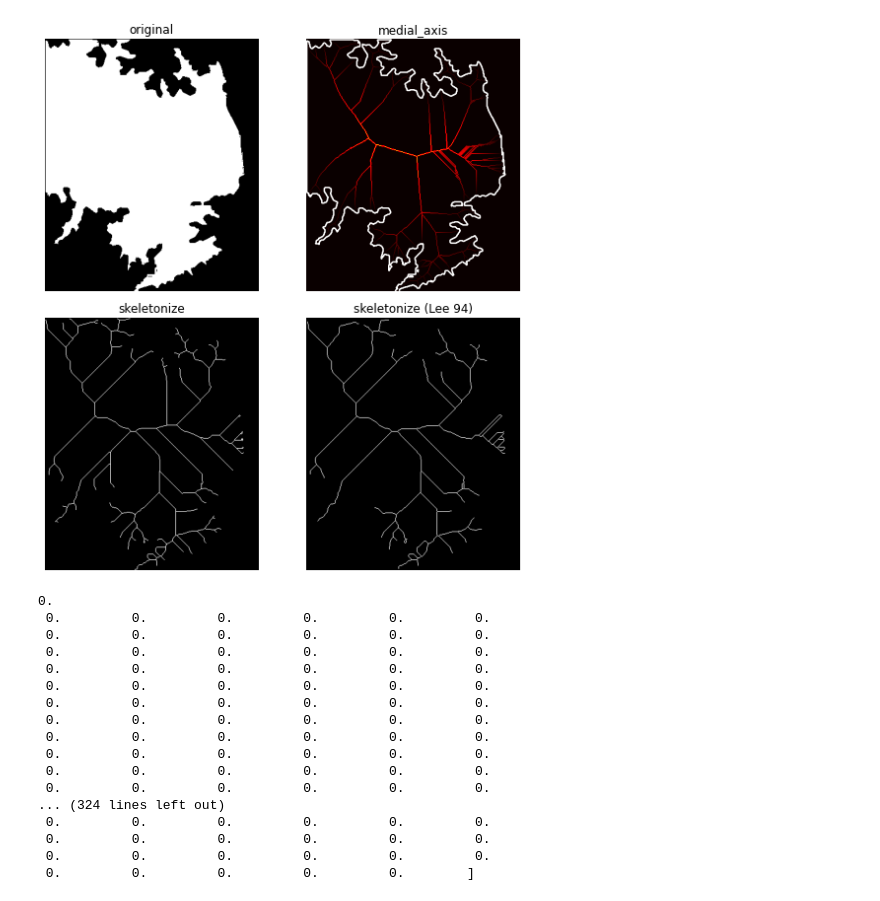
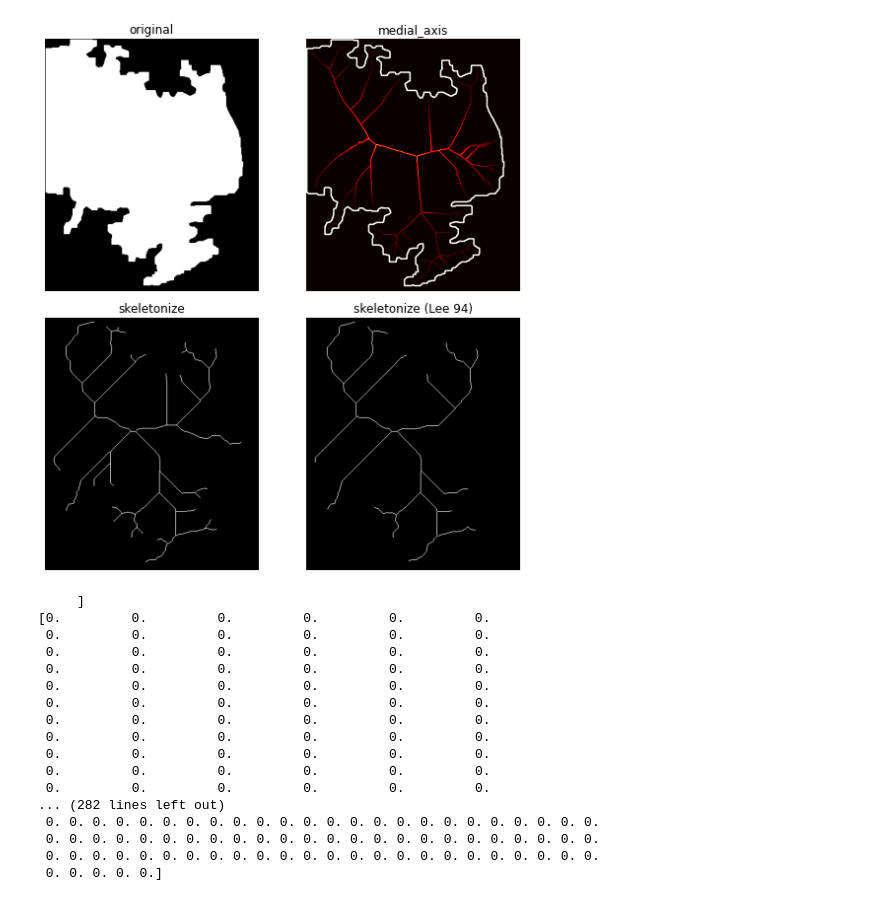
Before and after one commit to jzraiti/Coverage_Algorithm_Enviornmental_Sampling_Autonomous_Surface_Vehicle, a Jupyter notebook: Project_Files/Skeletonize_tests/plot_skeleton_custom.ipynb, the cells around one changed output. Drawn from its saved outputs; the diff is of its cells as text; code cells hidden in the pictures.

```diff
--- a/Project_Files/Skeletonize_tests/plot_skeleton_custom.ipynb
+++ b/Project_Files/Skeletonize_tests/plot_skeleton_custom.ipynb
@@ -16,7 +16,7 @@ from skimage.morphology import thin
 #blobs = data.binary_blobs(200, blob_size_fraction=.2, volume_fraction=.35, seed=1)
 
 #read 3D rbg image as 2D greyscale nparray
-blobs = cv.imread(cv.samples.findFile("../Lake_Murray_Map/SouthEastCorner_BW_bianary.png"),0)
+blobs = cv.imread(cv.samples.findFile("../Dilate_Erode/e_d_image4.png"),0)
 # last parameter 0 = greyscale 1 = color -1 = unchanged
 
 #convert data from int to np bool
@@ -36,35 +36,36 @@ fig, axes = plt.subplots(2, 2, figsize=(8, 8), sharex=True, sharey=True)
 ax = axes.ravel()
 
 ax[0].imshow(blobs, cmap=plt.cm.gray)
 ax[0].set_title('original')
 ax[0].axis('off')
 
 ax[1].imshow(dist_on_skel, cmap='hot')
 ax[1].contour(blobs, [0.5], colors='w')
 ax[1].set_title('medial_axis')
 ax[1].axis('off')
 
 ax[2].imshow(skeleton, cmap=plt.cm.gray)
 ax[2].set_title('skeletonize')
 ax[2].axis('off')
 
 ax[3].imshow(skeleton_lee, cmap=plt.cm.gray)
 ax[3].set_title("skeletonize (Lee 94)")
 ax[3].axis('off')
 
 fig.tight_layout()
 plt.show()
 
 cv.imwrite('_medial_axis.png', dist_on_skel * 30)
 cv.imwrite('_skeleton.png', skeleton * 255)
 cv.imwrite('_skeleton_lee94.png', skeleton_lee )
 
 print(dist_on_skel.shape)
 for i in dist_on_skel:
     print(i)
 # %% [output]
-[figure, old version]
+[figure, new version]
-0.
+     ]
+[0.         0.         0.         0.         0.         0.
  0.         0.         0.         0.         0.         0.
  0.         0.         0.         0.         0.         0.
  0.         0.         0.         0.         0.         0.
@@ -75,12 +76,11 @@ for i in dist_on_skel:
  0.         0.         0.         0.         0.         0.
  0.         0.         0.         0.         0.         0.
  0.         0.         0.         0.         0.         0.
- 0.         0.         0.         0.         0.         0.
-... (324 lines left out)
- 0.         0.         0.         0.         0.         0.
- 0.         0.         0.         0.         0.         0.
- 0.         0.         0.         0.         0.         0.
- 0.         0.         0.         0.         0.        ]
+... (282 lines left out)
+ 0. 0. 0. 0. 0. 0. 0. 0. 0. 0. 0. 0. 0. 0. 0. 0. 0. 0. 0. 0. 0. 0. 0. 0.
+ 0. 0. 0. 0. 0. 0. 0. 0. 0. 0. 0. 0. 0. 0. 0. 0. 0. 0. 0. 0. 0. 0. 0. 0.
+ 0. 0. 0. 0. 0. 0. 0. 0. 0. 0. 0. 0. 0. 0. 0. 0. 0. 0. 0. 0. 0. 0. 0. 0.
+ 0. 0. 0. 0. 0.]
 # %%
 thinned = thin(blobs)
 thinned_partial = thin(blobs, max_iter=40)
```
Also changed, not shown: parts of 1 cell of this notebook, 23 other files.
